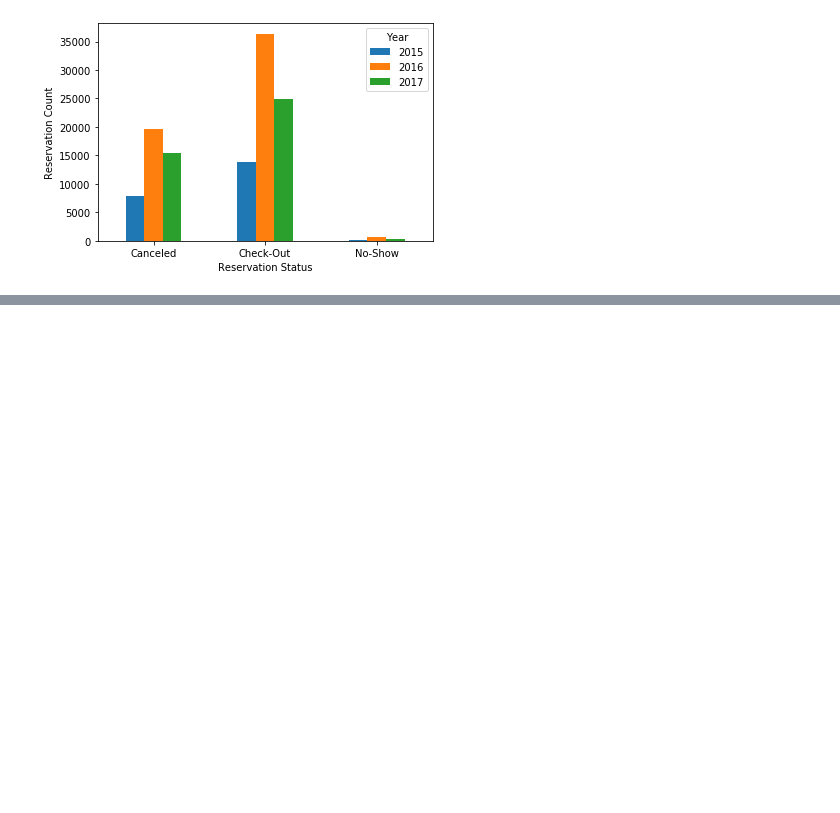
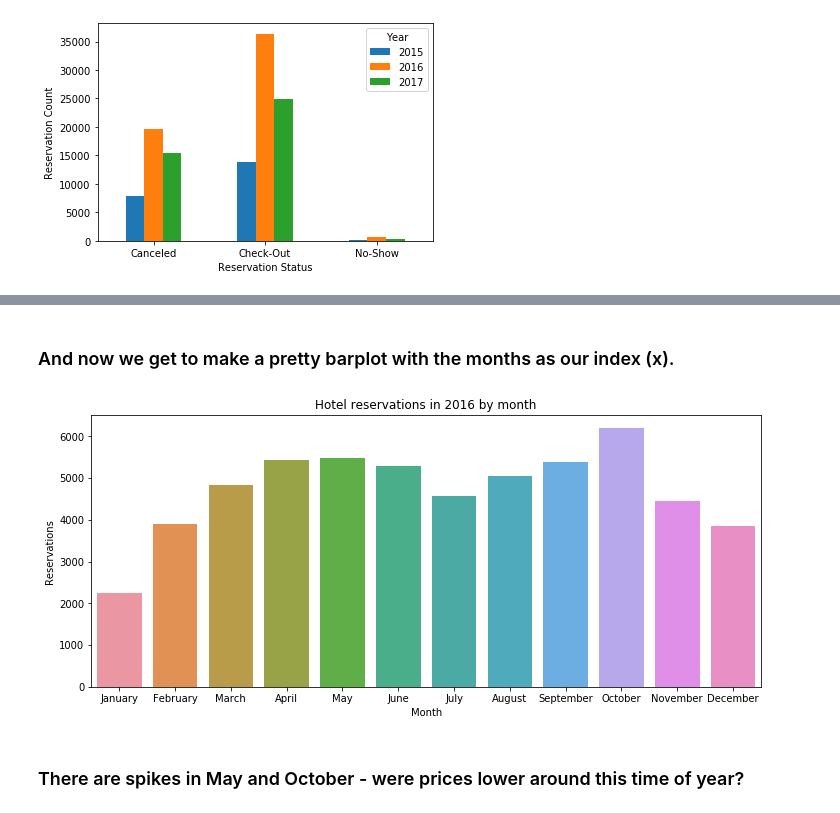
Before and after one commit to chrisrutherford/personalprojects, a Jupyter notebook: hotel/hotels.ipynb, the cells around one changed output, grey strips where cells are left out. Saved outputs shown, nothing was run; the diff lists cells and outputs as text; code cells hidden in the pictures; blank space fills up the shorter version.

```diff
--- a/hotel/hotels.ipynb
+++ b/hotel/hotels.ipynb
@@ -154,0 +205,8 @@ hotel_data_2016
+# %%
+months = ["January", "February", "March", "April", "May", "June",
+          "July", "August", "September", "October", "November", "December"]
+# %%
+# creating the ordered categories for the months
+months_cat = pd.Categorical(hotel_2016['arrival_date_month'], categories=months, ordered=True)
+# %%
+hotel_2016.loc[:,'arrival_date_month']=months_cat
@@ -154,0 +239,5 @@ hotel_data_2016
+# %%
+monthly_res = hotel_2016["arrival_date_month"].value_counts()
+print(monthly_res)
+print(monthly_res.index)
+print(monthly_res.values)
@@ -154,0 +263,13 @@ hotel_data_2016
+# %% [markdown]
+### And now we get to make a pretty barplot with the months as our index (x).
+# %%
+plt.figure(figsize=(12,5))
+sns.barplot(monthly_res.index, monthly_res.values)
+plt.xlabel("Month")
+plt.ylabel("Reservations")
+plt.title("Hotel reservations in 2016 by month")
+plt.show()
+# %% [output]
+[figure, added]
+# %% [markdown]
+### There are spikes in May and October - were prices lower around this time of year?
```
Also changed, not shown: parts of 21 cells of this notebook.
